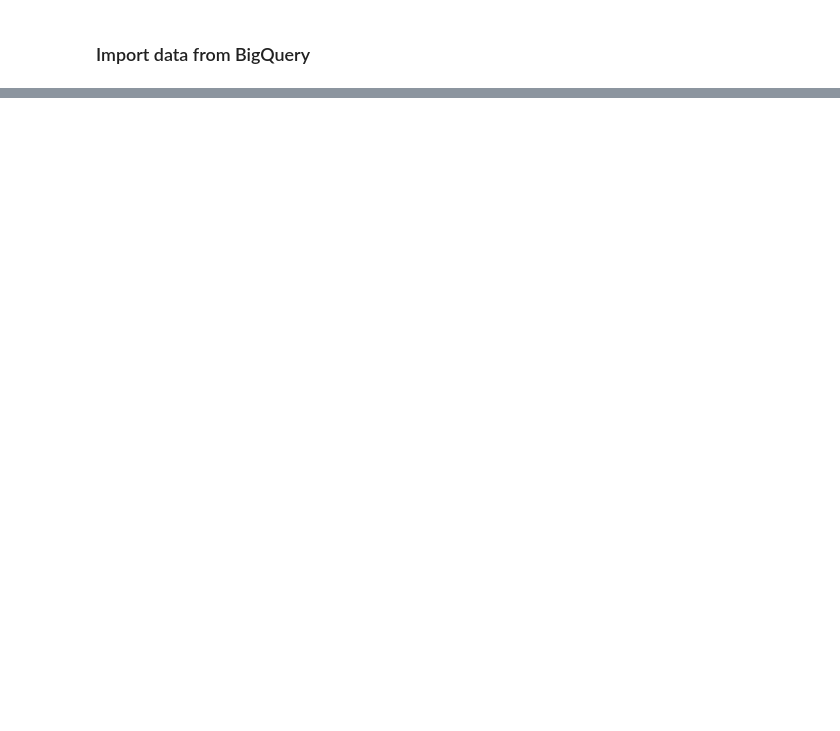
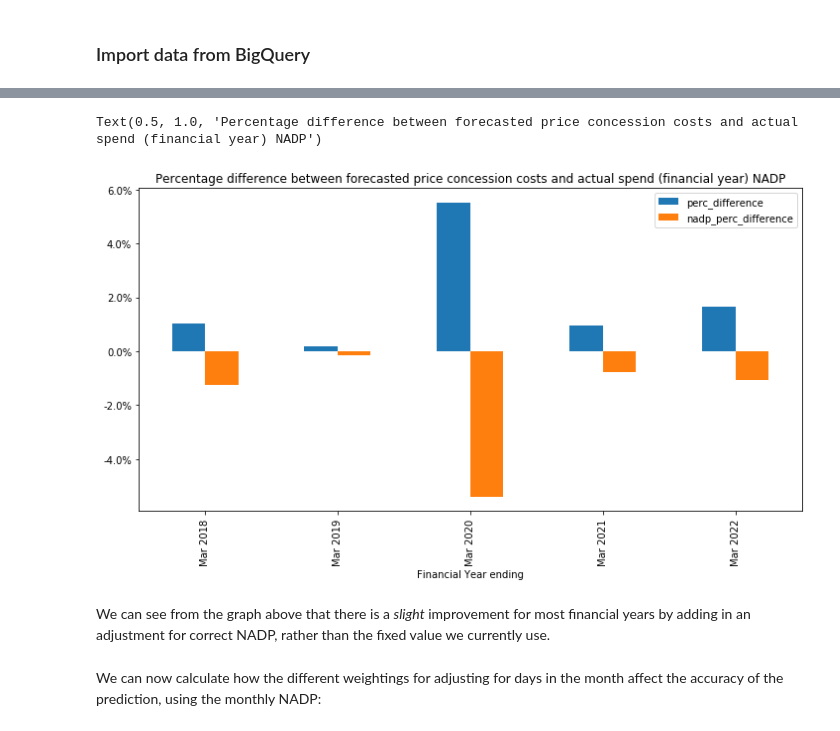
Before and after one commit to ebmdatalab/price-concessions-accuracy-notebook, a Jupyter notebook: notebooks/priceconcessions.ipynb, the cells around one changed output, grey strips where cells are left out. Saved outputs shown, nothing was run; the diff lists cells and outputs as text; code cells hidden in the pictures; blank space fills up the shorter version.

```diff
--- a/notebooks/priceconcessions.ipynb
+++ b/notebooks/priceconcessions.ipynb
@@ -351,0 +316,22 @@ result.describe()
+# %%
+#create financial year grouping
+ncso_fy_df = ncso_sum_df.groupby([pd.Grouper(key='month', freq="A-MAR")])[["actual_cost","predicted_actual_cost","prediction_difference", "nadp_predicted_actual_cost","nadp_prediction_difference"]].sum() #groups by financial year
+ncso_fy_df['perc_difference'] = ncso_fy_df['prediction_difference'] / ncso_fy_df['actual_cost'] #recalculate percentage difference
+ncso_fy_df['nadp_perc_difference'] = ncso_fy_df['nadp_prediction_difference'] / ncso_fy_df['actual_cost'] #recalculate percentage difference with NAPD
+ncso_fy_df.reset_index(inplace=True)
+ncso_fy_df = ncso_fy_df.loc[ncso_fy_df["month"].between("2017-04-01", "2022-03-31")]
+ncso_fy_df = ncso_fy_df.reset_index(drop=True)
+# %%
+#create financial year group
+ax = ncso_fy_df.plot.bar(figsize = (12,6),  y= ['perc_difference','nadp_perc_difference'], legend=True)
+ax.xaxis.set_major_formatter(plt.FixedFormatter(ncso_fy_df['month'].dt.strftime("%b %Y"))) #this formats date as string in desired format for x axis, formats here: https://www.ibm.com/support/knowledgecenter/SS6V3G_5.3.1/com.ibm.help.gswapplintug.doc/GSW_strdate.html
+ax.yaxis.set_major_formatter(ticker.PercentFormatter(1, decimals=None)) ##sets y axis labels as percent (and formats correctly i.e. x100)
+ax.set_xlabel("Financial Year ending")
+ax.set_title('Percentage difference between forecasted price concession costs and actual spend (financial year) NADP')
+# %% [output]
+Text(0.5, 1.0, 'Percentage difference between forecasted price concession costs and actual spend (financial year) NADP')
+[figure, added]
+# %% [markdown]
+We can see from the graph above that there is a *slight* improvement for most financial years by adding in an adjustment for correct NADP, rather than the fixed value we currently use.
+# %% [markdown]
+We can now calculate how the different weightings for adjusting for days in the month affect the accuracy of the prediction, using the monthly NADP:
```
Also changed, not shown: parts of 64 cells of this notebook, 19 other files.
